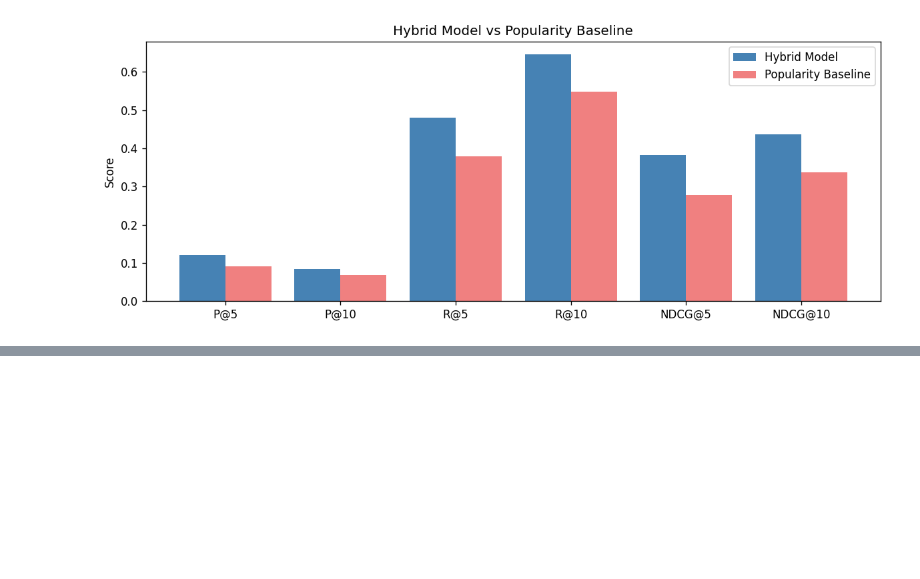
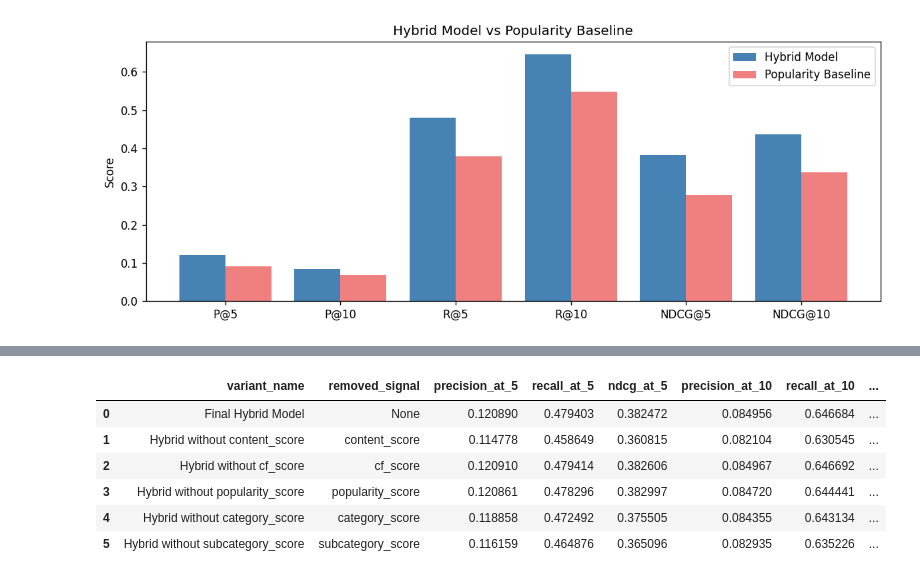
Before and after one commit to JinzheLi-AI/WID3002-News-Recommendation, a Jupyter notebook: WID3002_G28_NewsRecommendation.ipynb, the cells around one changed output, grey strips where cells are left out. Saved outputs shown, nothing was run; the diff lists cells and outputs as text; code cells hidden in the pictures; blank space fills up the shorter version.

Commit message:
rebuild final news recommendation project

```diff
--- a/WID3002_G28_NewsRecommendation.ipynb
+++ b/WID3002_G28_NewsRecommendation.ipynb
@@ -253,12 +253,12 @@ print(f"Embeddings shape: {article_embeddings.shape}")
 Warning: You are sending unauthenticated requests to the HF Hub. Please set a HF_TOKEN to enable higher rate limits and faster downloads.
 Embeddings shape: (61823, 384)
 # %%
-with open(os.path.join(BASE_DIR, "tfidf_vectorizer.pkl"), "wb") as f:
+with open(os.path.join(BASE_DIR, "proposal_tfidf_vectorizer.pkl"), "wb") as f:
     pickle.dump(tfidf_vectorizer, f)
-with open(os.path.join(BASE_DIR, "tfidf_matrix.pkl"), "wb") as f:
+with open(os.path.join(BASE_DIR, "proposal_tfidf_matrix.pkl"), "wb") as f:
     pickle.dump(tfidf_matrix, f)
-np.save(os.path.join(BASE_DIR, "article_embeddings.npy"), article_embeddings)
-with open(os.path.join(BASE_DIR, "article_id_index.json"), "w") as f:
+np.save(os.path.join(BASE_DIR, "proposal_article_embeddings.npy"), article_embeddings)
+with open(os.path.join(BASE_DIR, "proposal_article_id_index.json"), "w") as f:
     json.dump(article_id_index, f)
 # %% [markdown]
 ---
@@ -917,0 +994,86 @@ plt.show()
+# %%
+FINAL_WEIGHTS = {
+    "content": 0.45,
+    "cf": 0.10,
+    "popularity": 0.20,
+    "category": 0.10,
+    "subcategory": 0.15,
+}
+
+SIGNAL_COLUMNS = {
+    "content": "content_score",
+    "cf": "cf_score",
+    "popularity": "popularity_score",
+    "category": "category_score",
+    "subcategory": "subcategory_score",
+}
+
+
+def normalize_weight_dict(weights):
+    total = sum(weights.values())
+    return {key: value / total for key, value in weights.items()} if total else weights
+
+
+def remove_one_signal(signal_name):
+    remaining = {key: value for key, value in FINAL_WEIGHTS.items() if key != signal_name}
+    return normalize_weight_dict(remaining)
+
+
+def weighted_signal_score(df, weights):
+    final_score = np.zeros(len(df), dtype=np.float32)
+    for signal, weight in weights.items():
+        column = SIGNAL_COLUMNS[signal]
+        if column in df.columns:
+            final_score += weight * pd.to_numeric(df[column], errors="coerce").fillna(0).to_numpy()
+    return final_score
+
+
+def rank_with_weight_dict(ranked_df, weights, variant_name):
+    temp = ranked_df.copy()
+    temp["score"] = weighted_signal_score(temp, weights)
+    temp = temp.sort_values(["impression_id", "score", "news_id"], ascending=[True, False, True])
+    temp["rank"] = temp.groupby("impression_id").cumcount() + 1
+    temp["model_name"] = variant_name
+    return temp
+
+
+ablation_variants = [("Final Hybrid Model", "None", FINAL_WEIGHTS)]
+for signal in FINAL_WEIGHTS:
+    ablation_variants.append((
+        f"Hybrid without {signal}_score",
+        f"{signal}_score",
+        remove_one_signal(signal),
+    ))
+
+ablation_rows = []
+final_hybrid_ndcg = None
+
+for variant_name, removed_signal, weights in ablation_variants:
+    ranked_variant = rank_with_weight_dict(ranked_recommendations, weights, variant_name)
+    scores = evaluate_ranked_dataframe(ranked_variant)
+    if variant_name == "Final Hybrid Model":
+        final_hybrid_ndcg = scores["NDCG@10"]
+    ablation_rows.append({
+        "variant_name": variant_name,
+        "removed_signal": removed_signal,
+        "precision_at_5": scores["P@5"],
+        "recall_at_5": scores["R@5"],
+        "ndcg_at_5": scores["NDCG@5"],
+        "precision_at_10": scores["P@10"],
+        "recall_at_10": scores["R@10"],
+        "ndcg_at_10": scores["NDCG@10"],
+        "performance_percentage": scores["NDCG@10"] * 100,
+    })
+
+ablation_results = pd.DataFrame(ablation_rows)
+ablation_results["drop_from_final_hybrid"] = final_hybrid_ndcg - ablation_results["ndcg_at_10"]
+ablation_results.to_csv(os.path.join(BASE_DIR, "ablation_results.csv"), index=False)
+ablation_results
+# %% [output]
+|  | variant_name | removed_signal | precision_at_5 | recall_at_5 | ndcg_at_5 | precision_at_10 | recall_at_10 | ... |
+| 0 | Final Hybrid Model | None | 0.120890 | 0.479403 | 0.382472 | 0.084956 | 0.646684 | ... |
+| 1 | Hybrid without content_score | content_score | 0.114778 | 0.458649 | 0.360815 | 0.082104 | 0.630545 | ... |
+| 2 | Hybrid without cf_score | cf_score | 0.120910 | 0.479414 | 0.382606 | 0.084967 | 0.646692 | ... |
+| 3 | Hybrid without popularity_score | popularity_score | 0.120861 | 0.478296 | 0.382997 | 0.084720 | 0.644441 | ... |
+| 4 | Hybrid without category_score | category_score | 0.118858 | 0.472492 | 0.375505 | 0.084355 | 0.643134 | ... |
+| 5 | Hybrid without subcategory_score | subcategory_score | 0.116159 | 0.464876 | 0.365096 | 0.082935 | 0.635226 | ... |
```
Also changed, not shown: parts of 7 cells of this notebook, 12 other files.
